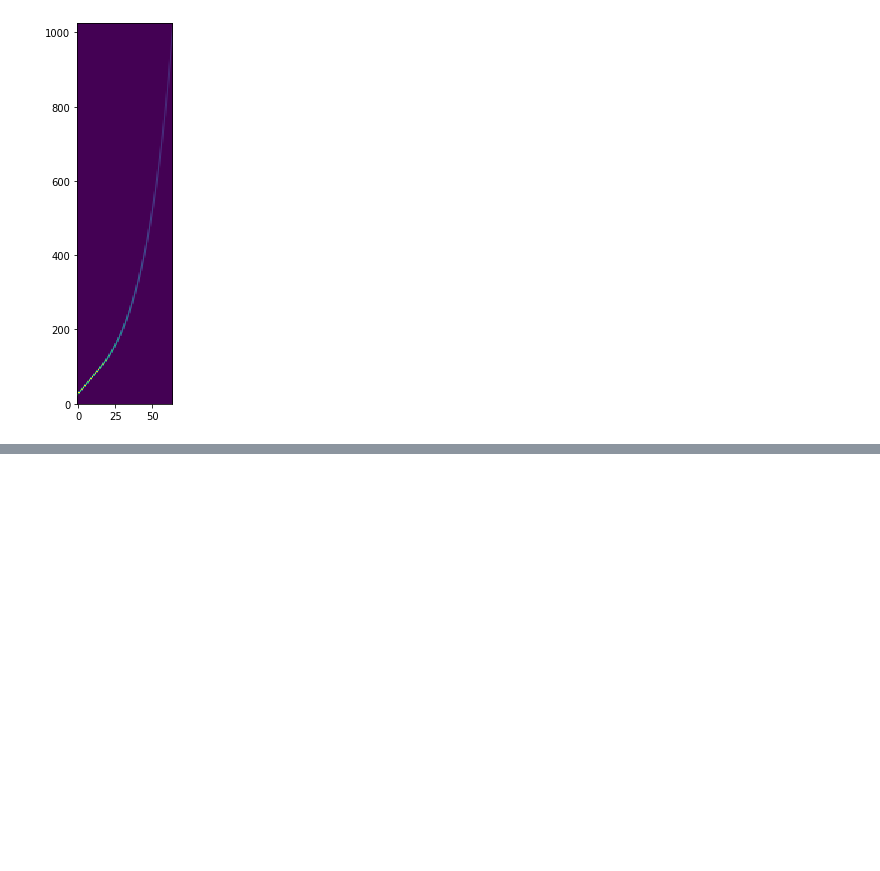
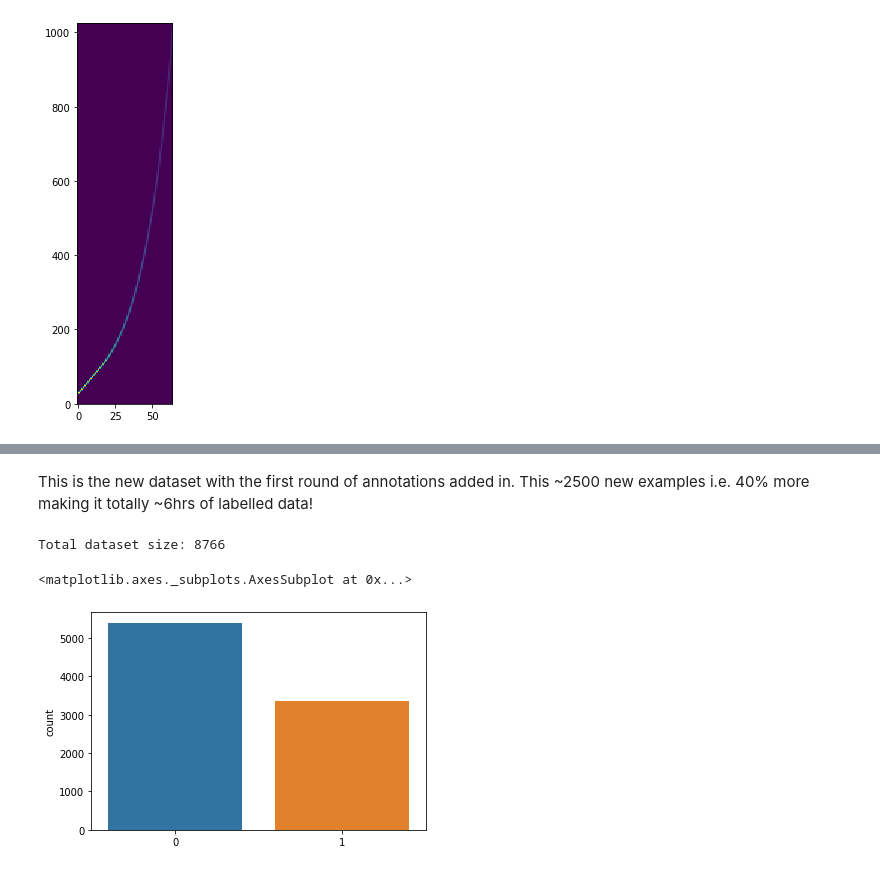
Before and after one commit to orcasound/aifororcas-livesystem, a Jupyter notebook: data_ml/DataPreparation.ipynb, the cells around one changed output, grey strips where cells are left out. Cells and saved outputs as stored; diff of their text form; code cells hidden in the pictures; blank space fills up the shorter version.

```diff
--- a/data_ml/DataSanityCheck.ipynb
+++ b/data_ml/DataPreparation.ipynb
@@ -322,0 +496,12 @@ array([ True,  True,  True,  True,  True,  True,  True,  True,  True,
+# %% [markdown]
+This is the new dataset with the first round of annotations added in. This ~2500 new examples i.e. 40% more making it totally ~6hrs of labelled data!
+# %%
+wav_dataset = src.dataloader.AudioFileDataset("../train_data_09222019/wav","../train_data_09222019/train.tsv")
+# %%
+print("Total dataset size:",len(wav_dataset))
+labels = [l[2] for l in wav_dataset.windows]
+sns.countplot(labels)
+# %% [output]
+Total dataset size: 8766
+<matplotlib.axes._subplots.AxesSubplot at 0x...>
+[figure, added]
```
Also changed, not shown: parts of 21 cells of this notebook, 1 other file.
